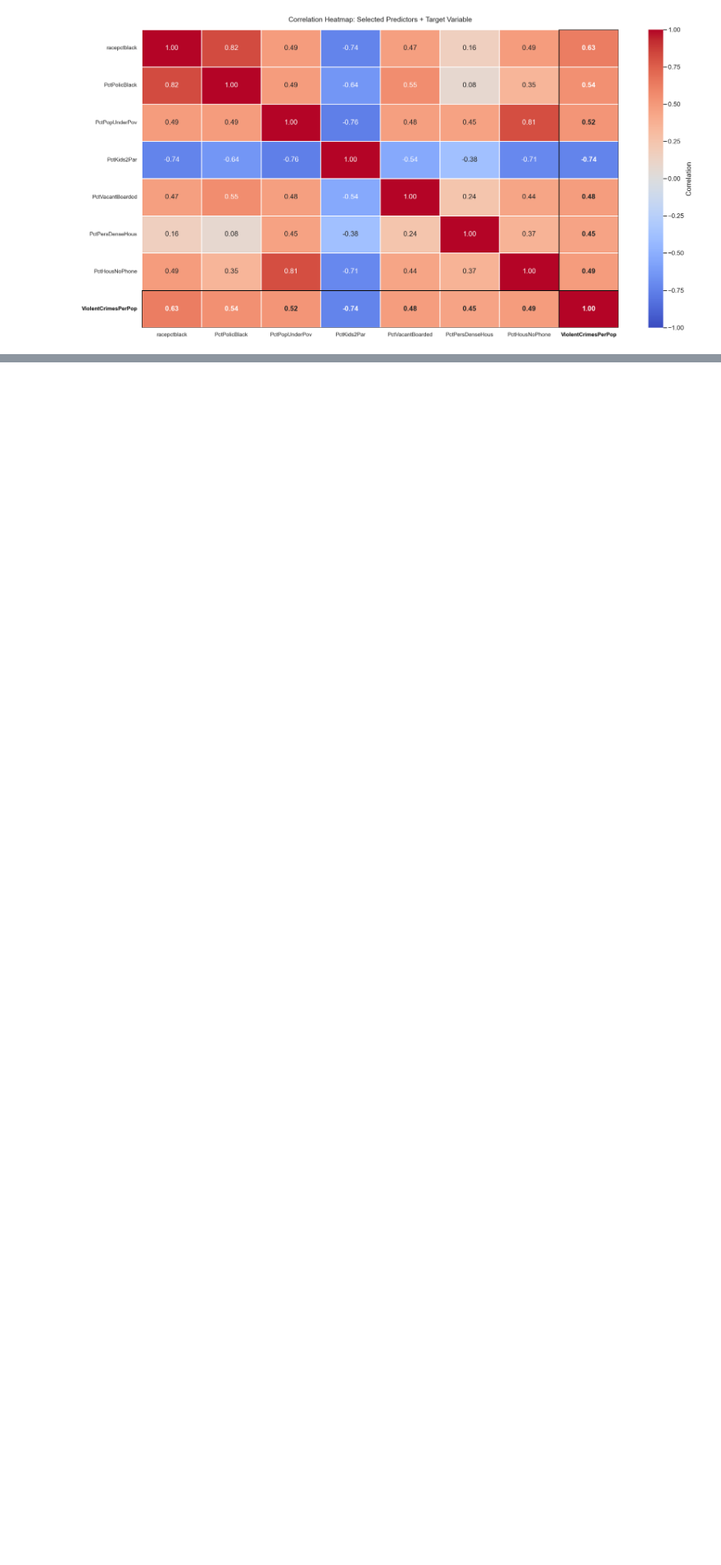
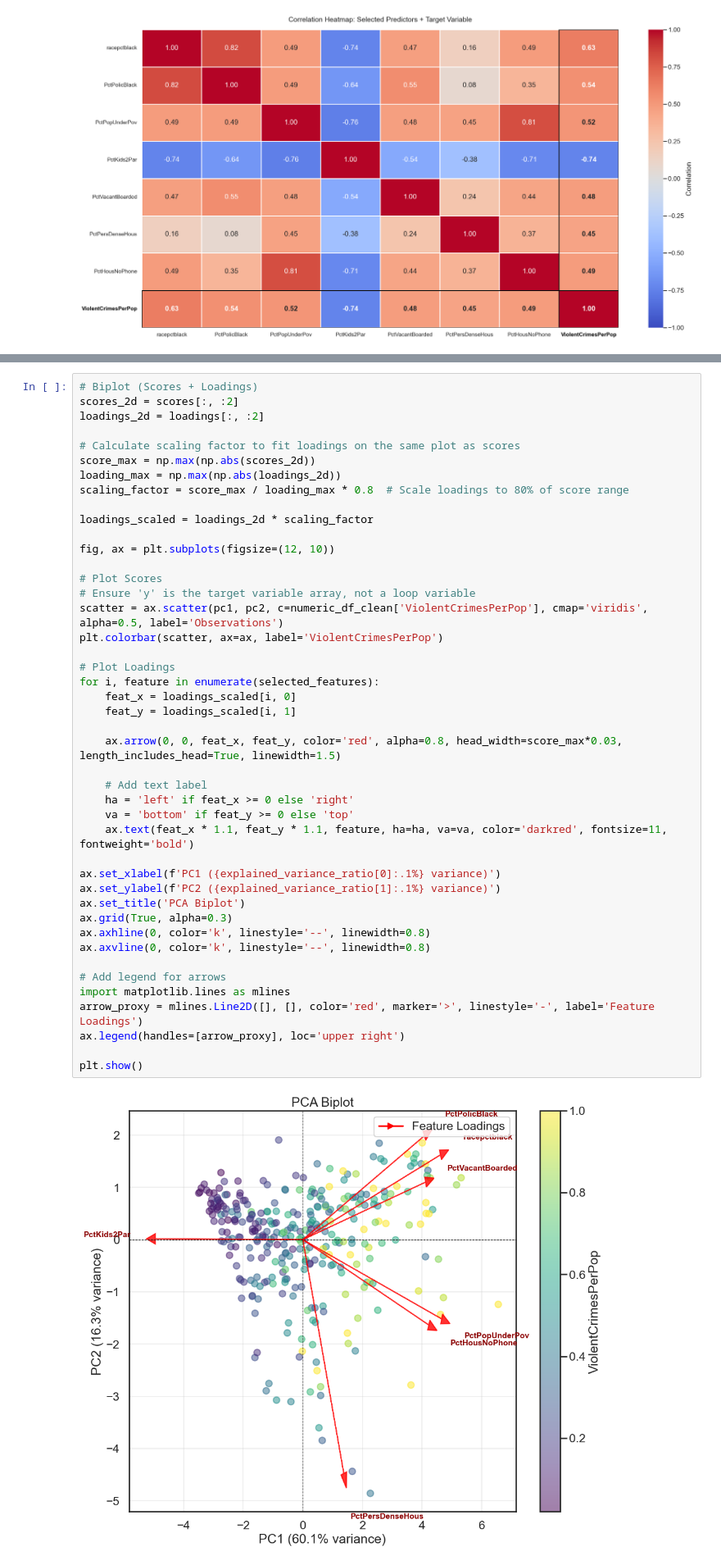
Before and after one commit to hashemwa/stt_810_project, a Jupyter notebook: analysis.ipynb, the cells around one changed output, grey strips where cells are left out. Shown at 82% size. Drawn from its saved outputs; the diff is of its cells as text; blank space fills up the shorter version.

```diff
--- a/analysis.ipynb
+++ b/analysis.ipynb
@@ -391,0 +297,46 @@ plt.show()
+# %%
+# Biplot (Scores + Loadings)
+scores_2d = scores[:, :2]
+loadings_2d = loadings[:, :2]
+
+# Calculate scaling factor to fit loadings on the same plot as scores
+score_max = np.max(np.abs(scores_2d))
+loading_max = np.max(np.abs(loadings_2d))
+scaling_factor = score_max / loading_max * 0.8  # Scale loadings to 80% of score range
+
+loadings_scaled = loadings_2d * scaling_factor
+
+fig, ax = plt.subplots(figsize=(12, 10))
+
+# Plot Scores
+# Ensure 'y' is the target variable array, not a loop variable
+scatter = ax.scatter(pc1, pc2, c=numeric_df_clean['ViolentCrimesPerPop'], cmap='viridis', alpha=0.5, label='Observations')
+plt.colorbar(scatter, ax=ax, label='ViolentCrimesPerPop')
+
+# Plot Loadings
+for i, feature in enumerate(selected_features):
+    feat_x = loadings_scaled[i, 0]
+    feat_y = loadings_scaled[i, 1]
+
+    ax.arrow(0, 0, feat_x, feat_y, color='red', alpha=0.8, head_width=score_max*0.03, length_includes_head=True, linewidth=1.5)
+
+    # Add text label
+    ha = 'left' if feat_x >= 0 else 'right'
+    va = 'bottom' if feat_y >= 0 else 'top'
+    ax.text(feat_x * 1.1, feat_y * 1.1, feature, ha=ha, va=va, color='darkred', fontsize=11, fontweight='bold')
+
+ax.set_xlabel(f'PC1 ({explained_variance_ratio[0]:.1%} variance)')
+ax.set_ylabel(f'PC2 ({explained_variance_ratio[1]:.1%} variance)')
+ax.set_title('PCA Biplot')
+ax.grid(True, alpha=0.3)
+ax.axhline(0, color='k', linestyle='--', linewidth=0.8)
+ax.axvline(0, color='k', linestyle='--', linewidth=0.8)
+
+# Add legend for arrows
+import matplotlib.lines as mlines
+arrow_proxy = mlines.Line2D([], [], color='red', marker='>', linestyle='-', label='Feature Loadings')
+ax.legend(handles=[arrow_proxy], loc='upper right')
+
+plt.show()
+# %% [output]
+[figure, added]
```
Also changed, not shown: parts of 12 cells of this notebook, 1 other file.
